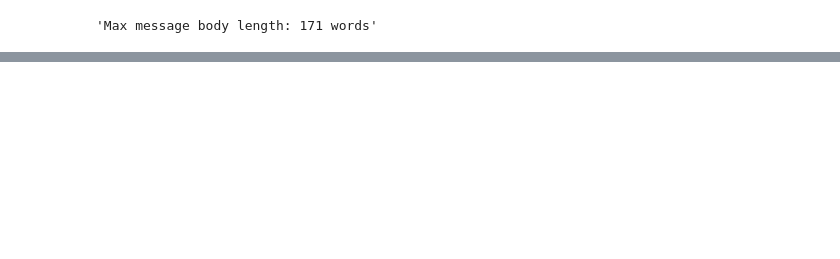
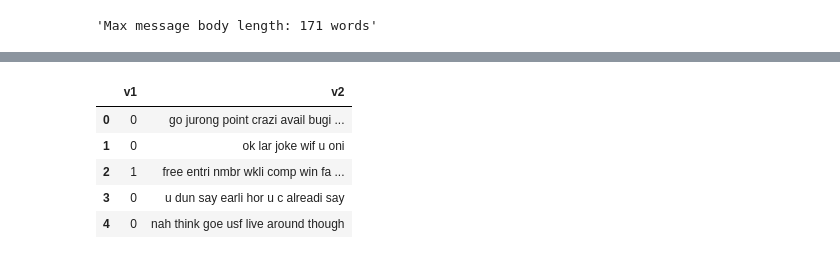
Before and after one commit to Wooshey1411/SpamClassificator, a Jupyter notebook: spam_classification.ipynb, the cells around one changed output, grey strips where cells are left out. Saved outputs shown, nothing was run; the diff lists cells and outputs as text; code cells hidden in the pictures; blank space fills up the shorter version.

```diff
--- a/spam_classification.ipynb
+++ b/spam_classification.ipynb
@@ -166,0 +71,31 @@ model.evaluate(x_test, y_test, batch_size=batch_size, verbose=1)
+# %%
+import nltk
+from nltk.corpus import stopwords
+from nltk.stem.porter import PorterStemmer
+import re
+
+ps = PorterStemmer()
+
+nltk.download('stopwords')
+stopwords = set(stopwords.words('english'))
+
+for i in range(len(df)):
+  msg = df[feature][i]
+  msg = re.sub('\b[\w\-.]+?@\w+?\.\w{2,4}\b', 'emailaddress', msg) # email
+  msg = re.sub('(http\S+)|(\w+\.[A-Za-z]{2,4}\S*)', 'insecurehttpaddress', msg) # http url
+  msg = re.sub('(https\S+)|(\w+\.[A-Za-z]{2,4}\S*)', 'httpaddress', msg) # https url
+  msg = re.sub('€|¥|£|\$', 'moneysmbl', msg) # money
+  msg = re.sub('\b(\+\d{1,2}\s)?\d?[\-(.]?\d{3}\)?[\s.-]?\d{3}[\s.-]?\d{4}\b', 'phonenmbr', msg) # phone number
+  msg = re.sub('\d+(\.\d+)?', 'nmbr', msg) # number
+
+  msg = re.sub('[^\w\d\s]', ' ', msg) # punctiation
+  msg = msg.lower() # to lowercase
+  msg = re.sub(' +', ' ', msg) # remove multiple spaces
+
+  words = msg.split()
+  words = [ps.stem(word) for word in words if word not in stopwords]
+
+  df.at[i, feature] = ' '.join(words)
+
+df.head()
+# %% [output]
@@ -166,0 +104,6 @@ model.evaluate(x_test, y_test, batch_size=batch_size, verbose=1)
+|  | v1 | v2 |
+| 0 | 0 | go jurong point crazi avail bugi ... |
+| 1 | 0 | ok lar joke wif u oni |
+| 2 | 1 | free entri nmbr wkli comp win fa ... |
+| 3 | 0 | u dun say earli hor u c alreadi say |
+| 4 | 0 | nah think goe usf live around though |
```
Also changed, not shown: parts of 25 cells of this notebook.
